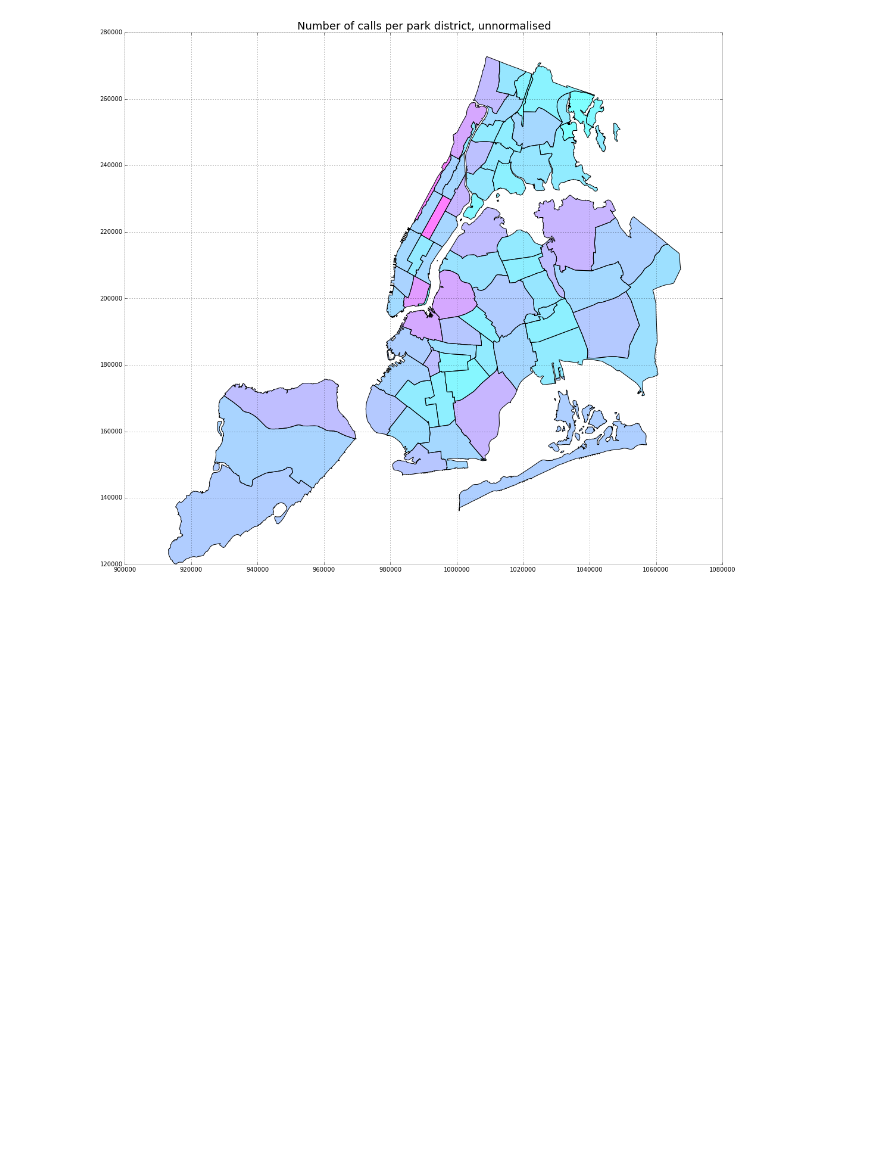
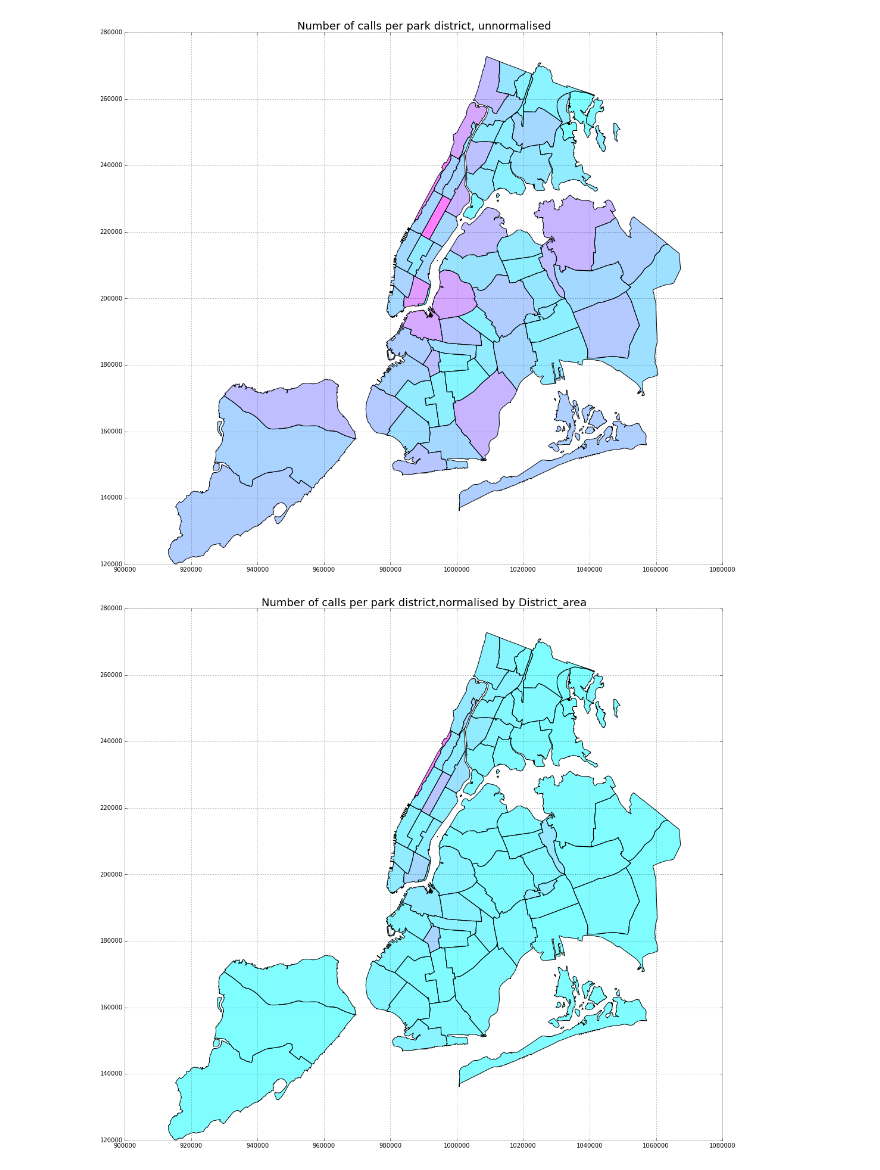
Before and after one commit to gdobler/parqa, a Jupyter notebook: 311/7_Mapping_park_calls.ipynb, the cells around one changed output. Saved outputs shown, nothing was run; the diff lists cells and outputs as text; code cells hidden in the pictures; blank space fills up the shorter version.

```diff
--- a/311/7_Mapping_park_calls.ipynb
+++ b/311/7_Mapping_park_calls.ipynb
@@ -54,6 +54,9 @@ plt.title('Number of calls per park district, unnormalised',fontsize=18);
 # %% [output]
 [figure]
 # %%
-districtsAll['calls_normalised'] = districtsAll['calls']/districtsAll['calls']
-districtsAll.plot(figsize=(18,18), column='calls', colormap='cool');
-plt.title('Number of calls per park district, unnormalised',fontsize=18);
+# now using shape area: need to calculate parks area per district.
+districtsAll['calls_normalised'] = districtsAll['calls']/districtsAll['SHAPE_Area']
+districtsAll.plot(figsize=(18,18), column='calls_normalised', colormap='cool');
+plt.title('Number of calls per park district,normalised by District_area',fontsize=18);
+# %% [output]
+[figure, added]
```
Also changed, not shown: 2 other files.
